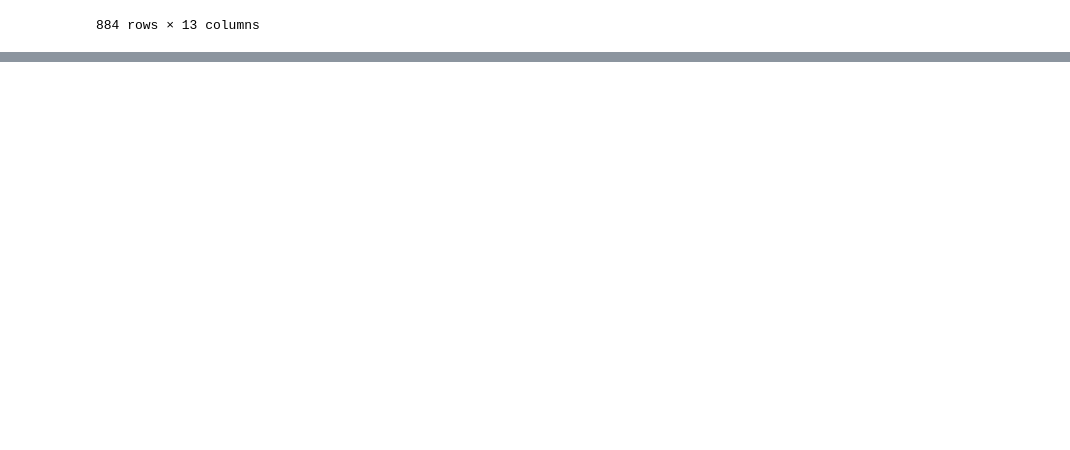
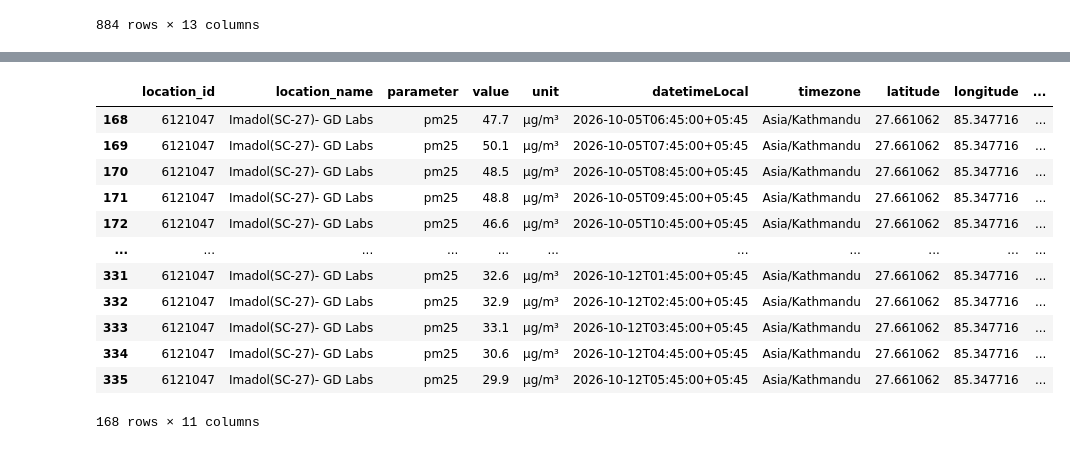
Before and after one commit to Laxmination/Kathmandu-PM2.5-Forecasting, a Jupyter notebook: OpenAQdatasetCleaning/Imadol Data Cleaning.ipynb, the cells around one changed output, grey strips where cells are left out. Cells and saved outputs as stored; diff of their text form; code cells hidden in the pictures; blank space fills up the shorter version.

```diff
--- a/OpenAQdatasetCleaning/Imadol Data Cleaning.ipynb
+++ b/OpenAQdatasetCleaning/Imadol Data Cleaning.ipynb
@@ -208,0 +268,17 @@ cleaned1.to_csv('cleaned_ImadolLast30days.csv', index=False)
+# %%
+cleaned2 = cleaned2[cleaned2['parameter']=='pm25']
+cleaned2
+# %% [output]
+|  | location_id | location_name | parameter | value | unit | datetimeLocal | timezone | latitude | longitude | ... |
+| 168 | 6121047 | Imadol(SC-27)- GD Labs | pm25 | 47.7 | µg/m³ | 2026-10-05T06:45:00+05:45 | Asia/Kathmandu | 27.661062 | 85.347716 | ... |
+| 169 | 6121047 | Imadol(SC-27)- GD Labs | pm25 | 50.1 | µg/m³ | 2026-10-05T07:45:00+05:45 | Asia/Kathmandu | 27.661062 | 85.347716 | ... |
+| 170 | 6121047 | Imadol(SC-27)- GD Labs | pm25 | 48.5 | µg/m³ | 2026-10-05T08:45:00+05:45 | Asia/Kathmandu | 27.661062 | 85.347716 | ... |
+| 171 | 6121047 | Imadol(SC-27)- GD Labs | pm25 | 48.8 | µg/m³ | 2026-10-05T09:45:00+05:45 | Asia/Kathmandu | 27.661062 | 85.347716 | ... |
+| 172 | 6121047 | Imadol(SC-27)- GD Labs | pm25 | 46.6 | µg/m³ | 2026-10-05T10:45:00+05:45 | Asia/Kathmandu | 27.661062 | 85.347716 | ... |
+| ... | ... | ... | ... | ... | ... | ... | ... | ... | ... | ... |
+| 331 | 6121047 | Imadol(SC-27)- GD Labs | pm25 | 32.6 | µg/m³ | 2026-10-12T01:45:00+05:45 | Asia/Kathmandu | 27.661062 | 85.347716 | ... |
+| 332 | 6121047 | Imadol(SC-27)- GD Labs | pm25 | 32.9 | µg/m³ | 2026-10-12T02:45:00+05:45 | Asia/Kathmandu | 27.661062 | 85.347716 | ... |
+| 333 | 6121047 | Imadol(SC-27)- GD Labs | pm25 | 33.1 | µg/m³ | 2026-10-12T03:45:00+05:45 | Asia/Kathmandu | 27.661062 | 85.347716 | ... |
+| 334 | 6121047 | Imadol(SC-27)- GD Labs | pm25 | 30.6 | µg/m³ | 2026-10-12T04:45:00+05:45 | Asia/Kathmandu | 27.661062 | 85.347716 | ... |
+| 335 | 6121047 | Imadol(SC-27)- GD Labs | pm25 | 29.9 | µg/m³ | 2026-10-12T05:45:00+05:45 | Asia/Kathmandu | 27.661062 | 85.347716 | ... |
+168 rows × 11 columns
```
Also changed, not shown: parts of 6 cells of this notebook, 1 other file.
